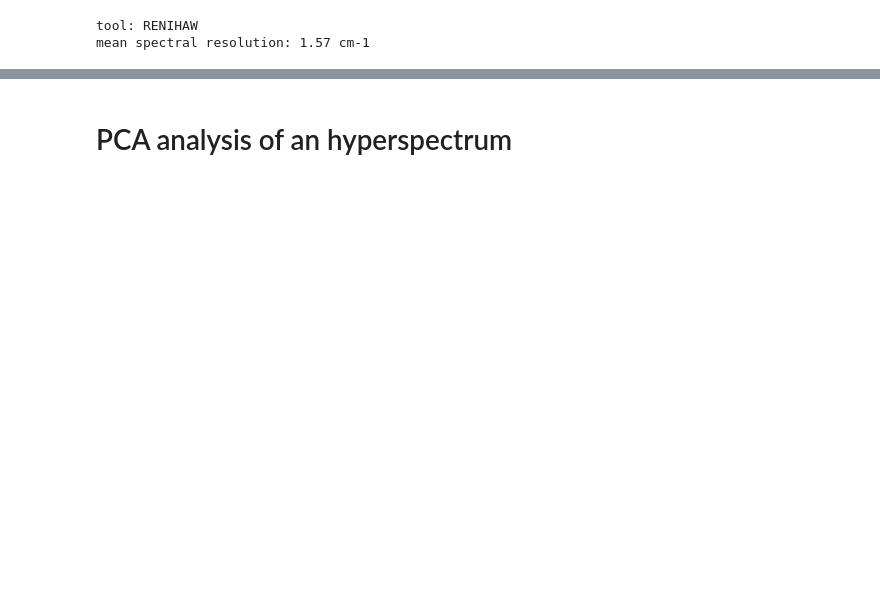
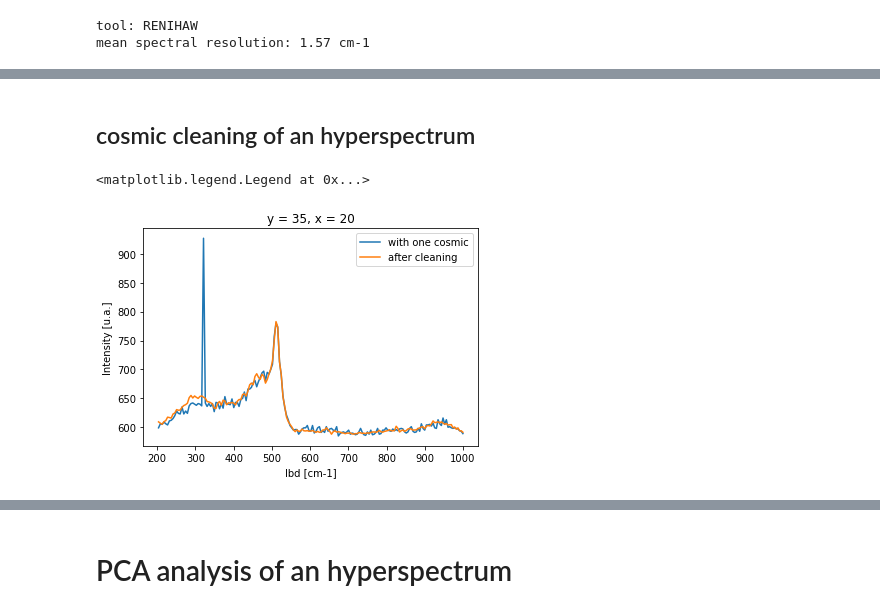
Before and after one commit to Bertin-fap/raman-hyperspectra-examples, a Jupyter notebook: raman_hyperspectra examples.ipynb, the cells around one changed output, grey strips where cells are left out. Saved outputs shown, nothing was run; the diff lists cells and outputs as text; code cells hidden in the pictures; blank space fills up the shorter version.

```diff
--- a/raman_hyperspectra examples.ipynb
+++ b/raman_hyperspectra examples.ipynb
@@ -31,0 +63,23 @@ da_full_spectrum_interp.sel(lbd =521, method = "nearest").plot(robust=True)
+# %% [markdown]
+## cosmic cleaning of an hyperspectrum
+# %%
+import raman_hyperspectra as rhp
+import matplotlib.pyplot as plt
+%matplotlib inline
+
+file = "C:\\my_modules_Python\\rhp_demo_files\\Large Area Scan_000_Spec_As cut.txt"
+da_sliced, da_sliced_interp, da_full_spectrum, da_full_spectrum_interp = rhp.read_RAMAN_WITEC_2D(file,200,1000)
+
+x = 20.3  # µm
+y = 35.4  # µm
+lbd = 320  # cm-1
+
+da_sliced.sel(x=x, y=y, lbd= lbd, method='nearest').values += 300 # add a spike
+da_cosmic = rhp.cosmic_cleaning (da_sliced,Kmax = 17)
+
+da_sliced.sel(x=x, y=y, method='nearest').plot(label ='with one cosmic')
+da_cosmic.sel(x=x, y=y, method='nearest').plot(label ='after cleaning')
+plt.legend()
+# %% [output]
+<matplotlib.legend.Legend at 0x...>
+[figure, added]
```
Also changed, not shown: parts of 32 cells of this notebook.
